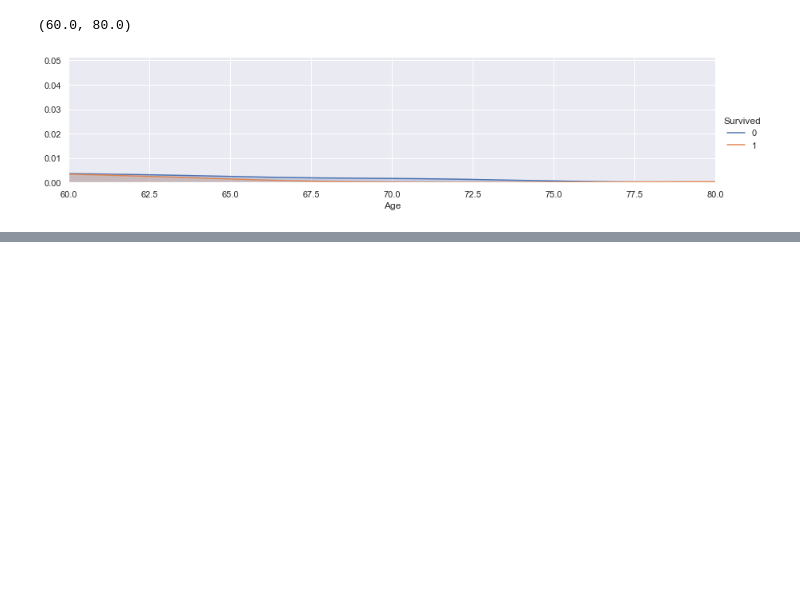
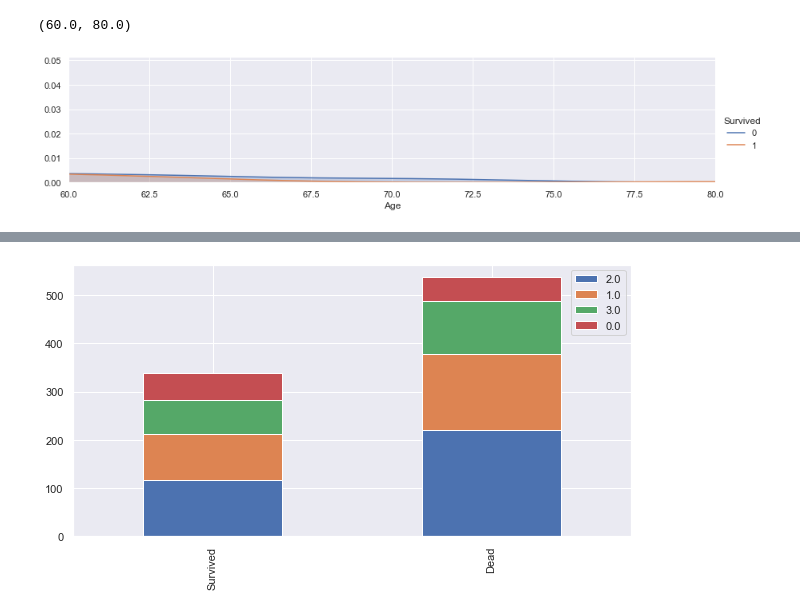
Before and after one commit to theishantha/Titanic---Kaggle-Machine-Learning-Competition, a Jupyter notebook: Titanic Disaster - Kaggle Machine Learning Competition.ipynb, the cells around one changed output, grey strips where cells are left out. Drawn from its saved outputs; the diff is of its cells as text; code cells hidden in the pictures; blank space fills up the shorter version.

```diff
--- a/Titanic Disaster - Kaggle Machine Learning Competition.ipynb
+++ b/Titanic Disaster - Kaggle Machine Learning Competition.ipynb
@@ -329,0 +411,4 @@ plt.xlim(60,80)
+# %%
+bar_chart('Age')
+# %% [output]
+[figure, added]
```
Also changed, not shown: parts of 5 cells of this notebook.
